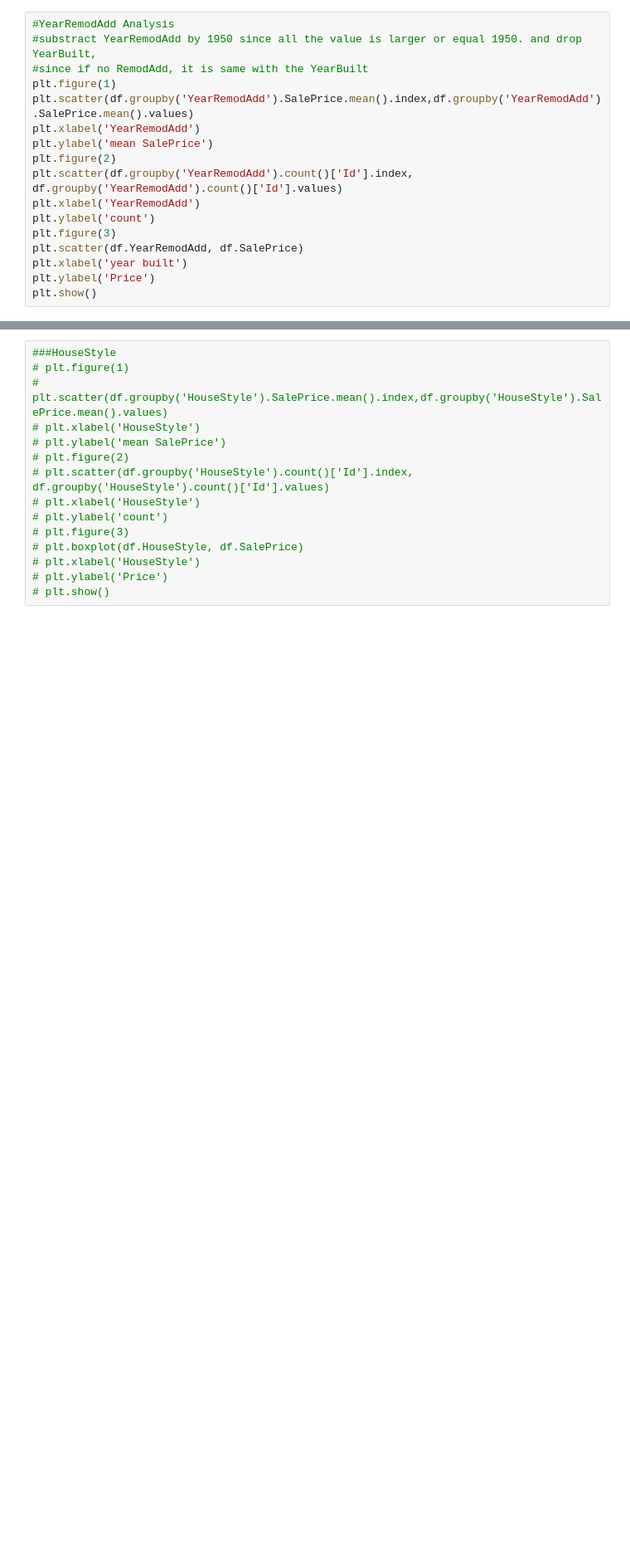
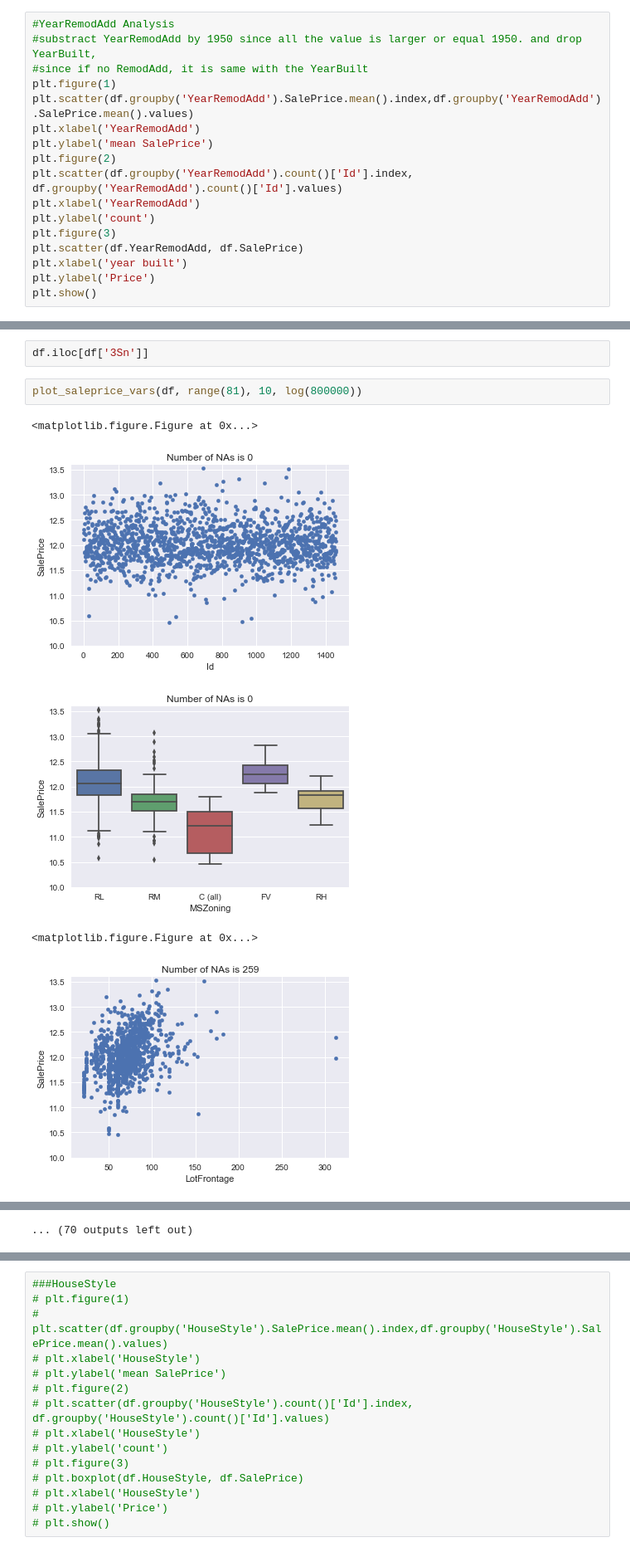
Before and after one commit to joshualee791204/Octopus, a Jupyter notebook: Variables_analysis.ipynb, the cells around one changed output, grey strips where cells are left out. Shown at 83% size. Cells and saved outputs as stored; diff of their text form; blank space fills up the shorter version.

```diff
--- a/Variables_analysis.ipynb
+++ b/Variables_analysis.ipynb
@@ -207,0 +247,10 @@ plt.show()
+# %%
+df.iloc[df['3Sn']]
+# %%
+plot_saleprice_vars(df, range(81), 10, log(800000))
+# %% [output]
+<matplotlib.figure.Figure at 0x...>
+[figure, added]
+[figure, added]
+<matplotlib.figure.Figure at 0x...>
+[figure, added]
@@ -208,3 +264,4 @@ plt.show()
+... (70 outputs left out)
 # %%
 df.hist(bins=50, figsize=(30,40))
 plt.show()
```
Also changed, not shown: parts of 15 cells of this notebook, 3 other files.
